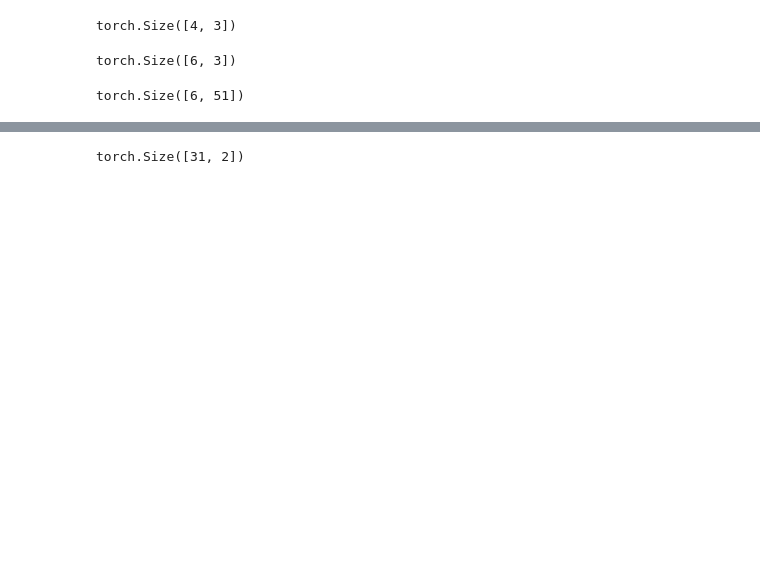
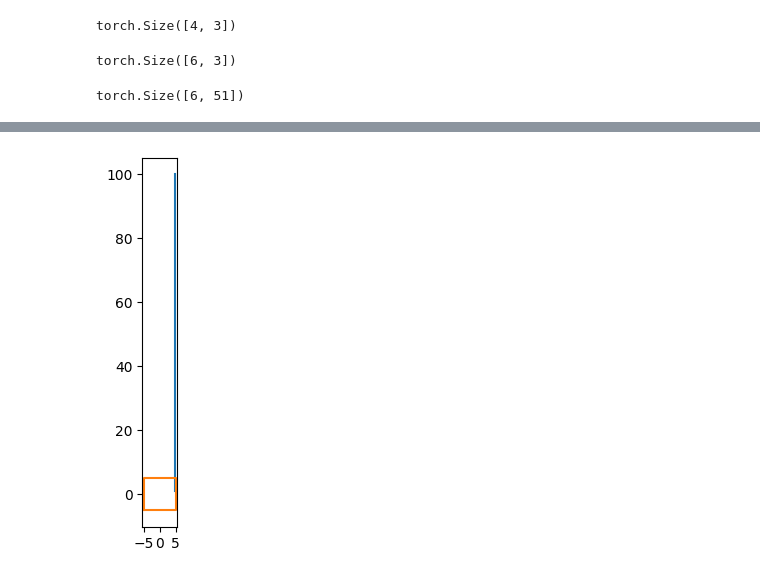
Before and after one commit to hydrogeophysicsgroup/anemone, a Jupyter notebook: prototyping/comparison_of_sofr_and_dipole_step_integration.ipynb, the cells around one changed output, grey strips where cells are left out. Cells and saved outputs as stored; diff of their text form; code cells hidden in the pictures; blank space fills up the shorter version.

```diff
--- a/prototyping/comparison_of_sofr_and_dipole_step_integration.ipynb
+++ b/prototyping/comparison_of_sofr_and_dipole_step_integration.ipynb
@@ -81,6 +71,8 @@ hz2 = fwr2(sigma, thick).T
-# %%
-hz1.shape
-hz2.shape
-# %% [output]
-torch.Size([31, 2])
+# %%
+fig,axs = plt.subplots()
+axs.plot(rx.x, rx.y)
+axs.plot(tx.x, tx.y)
+axs.set_aspect('equal')
+# %% [output]
+[figure, added]
 # %%
```
Also changed, not shown: parts of 9 cells of this notebook, 5 other files.
